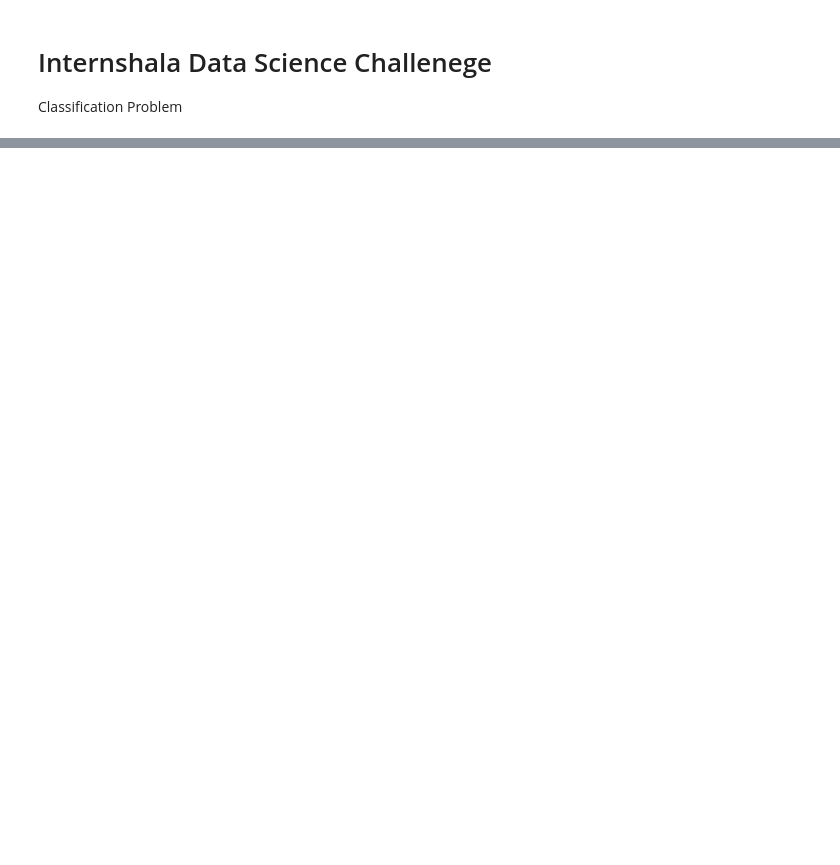
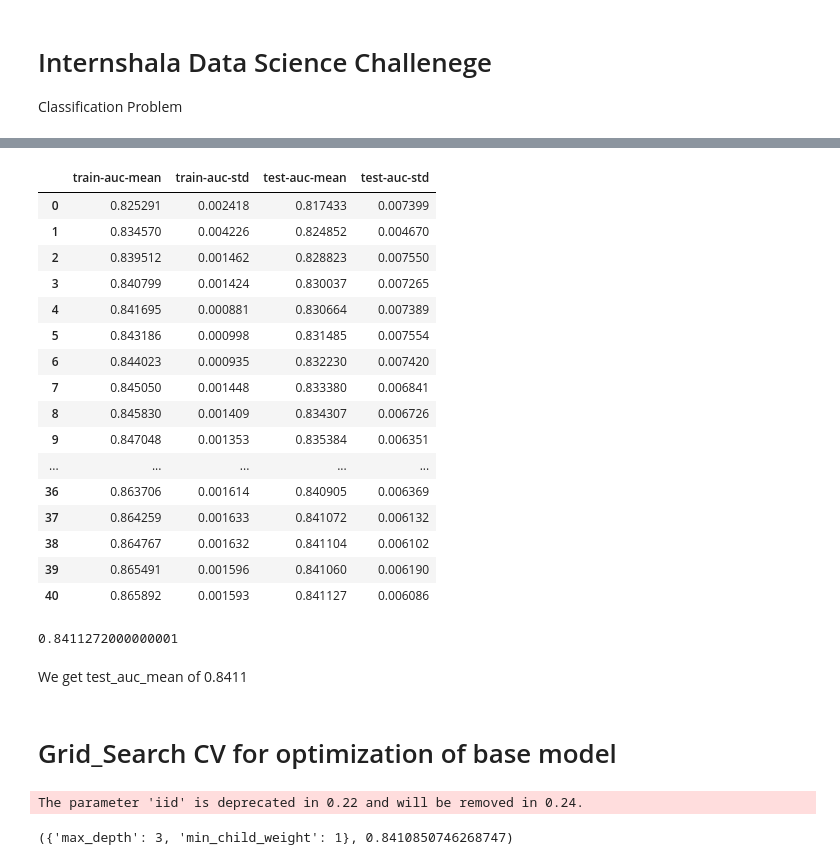
Before and after one commit to ParamhansNegi/Classification-using-XGB-and-LGBM, a Jupyter notebook: Internshala_Challenge.ipynb, the cells around one changed output, grey strips where cells are left out. Saved outputs shown, nothing was run; the diff lists cells and outputs as text; code cells hidden in the pictures; blank space fills up the shorter version.

```diff
--- a/Internshala_Challenge.ipynb
+++ b/Internshala_Challenge.ipynb
@@ -10,0 +481,37 @@ A training dataset
+# %%
+cv_results = xgb.cv(
+    params,
+    dtrain,
+    num_boost_round=num_boost_round,
+    seed=42,
+    nfold=5,
+    metrics={'auc'},
+    early_stopping_rounds=50
+)
+cv_results
+# %% [output]
+|  | train-auc-mean | train-auc-std | test-auc-mean | test-auc-std |
+| 0 | 0.825291 | 0.002418 | 0.817433 | 0.007399 |
+| 1 | 0.834570 | 0.004226 | 0.824852 | 0.004670 |
+| 2 | 0.839512 | 0.001462 | 0.828823 | 0.007550 |
+| 3 | 0.840799 | 0.001424 | 0.830037 | 0.007265 |
+| 4 | 0.841695 | 0.000881 | 0.830664 | 0.007389 |
+| 5 | 0.843186 | 0.000998 | 0.831485 | 0.007554 |
+| 6 | 0.844023 | 0.000935 | 0.832230 | 0.007420 |
+| 7 | 0.845050 | 0.001448 | 0.833380 | 0.006841 |
+| 8 | 0.845830 | 0.001409 | 0.834307 | 0.006726 |
+| 9 | 0.847048 | 0.001353 | 0.835384 | 0.006351 |
+| ... | ... | ... | ... | ... |
+| 36 | 0.863706 | 0.001614 | 0.840905 | 0.006369 |
+| 37 | 0.864259 | 0.001633 | 0.841072 | 0.006132 |
+| 38 | 0.864767 | 0.001632 | 0.841104 | 0.006102 |
+| 39 | 0.865491 | 0.001596 | 0.841060 | 0.006190 |
+| 40 | 0.865892 | 0.001593 | 0.841127 | 0.006086 |
+# %%
+cv_results['test-auc-mean'].max()
+# %% [output]
+0.8411272000000001
+# %% [markdown]
+We get test_auc_mean of 0.8411
+# %% [markdown]
+# Grid_Search CV for optimization of base model
@@ -10,0 +533,14 @@ A training dataset
+# %%
+param_test1 = {
+ 'max_depth':range(3,10,2),
+ 'min_child_weight':range(1,6,2)
+}
+gsearch1 = GridSearchCV(estimator = XGBClassifier( learning_rate =0.1, n_estimators=67, max_depth=5,
+ min_child_weight=1, gamma=0, subsample=0.8, colsample_bytree=0.8,
+ objective= 'binary:logistic', nthread=4, scale_pos_weight=1, seed=27),
+ param_grid = param_test1, scoring='roc_auc',n_jobs=4,iid=False, cv=5)
+gsearch1.fit(original_Xtrain, original_ytrain)
+gsearch1.best_params_, gsearch1.best_score_
+# %% [output]
+The parameter 'iid' is deprecated in 0.22 and will be removed in 0.24.
+({'max_depth': 3, 'min_child_weight': 1}, 0.8410850746268747)
```
Also changed, not shown: parts of 124 cells of this notebook.
